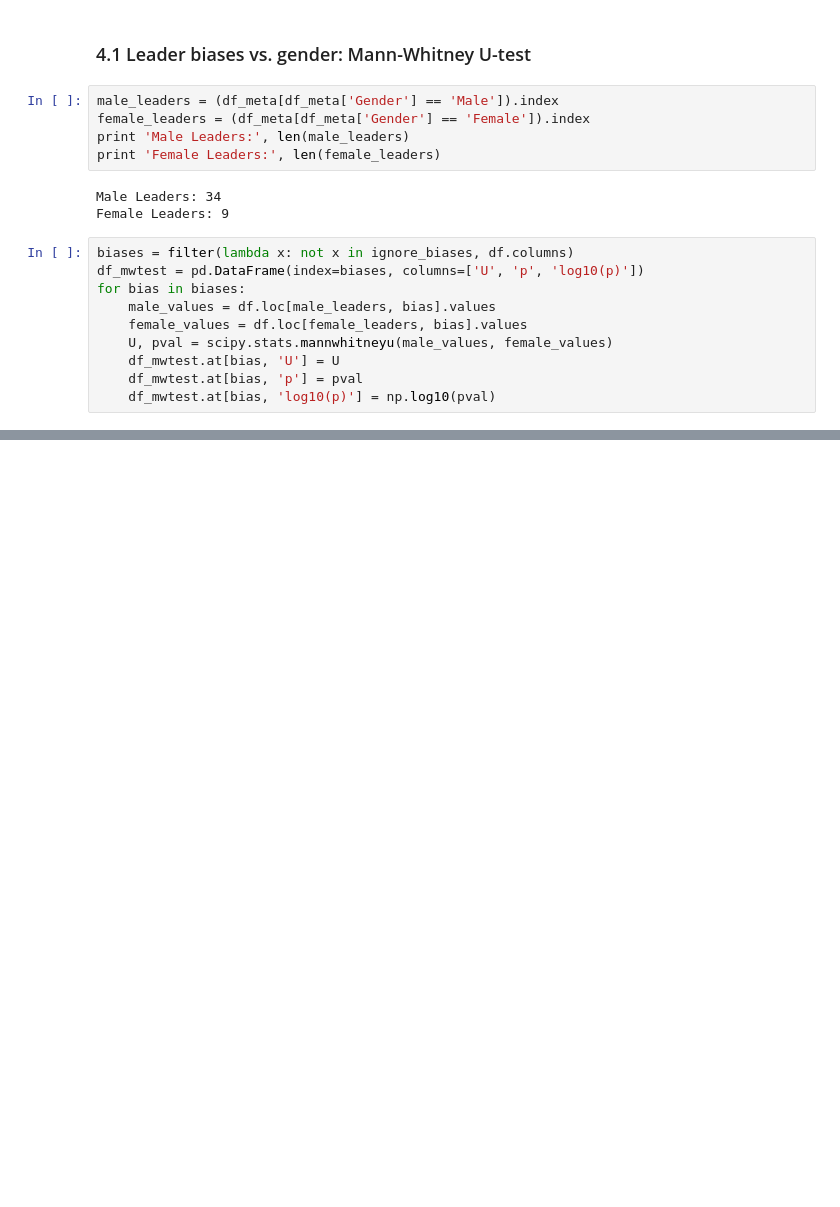
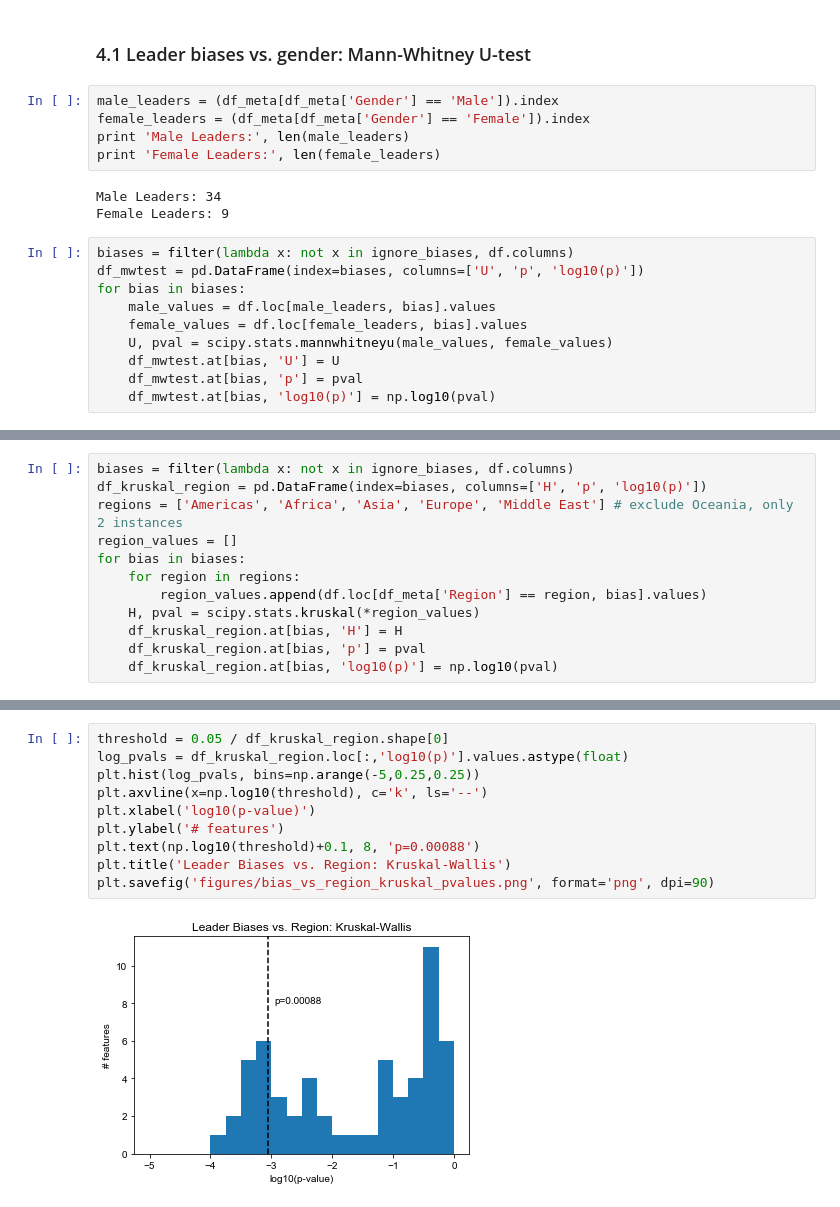
Before and after one commit to jhyun95/superfluous, a Jupyter notebook: civ5/civ5_analysis2.ipynb, the cells around one changed output, grey strips where cells are left out. Drawn from its saved outputs; the diff is of its cells as text; blank space fills up the shorter version.

```diff
--- a/civ5/civ5_analysis2.ipynb
+++ b/civ5/civ5_analysis2.ipynb
@@ -162,0 +251,12 @@ plt.savefig('figures/mann-whitney_pvalues.png', format='png', dpi=90)
+# %%
+biases = filter(lambda x: not x in ignore_biases, df.columns)
+df_kruskal_region = pd.DataFrame(index=biases, columns=['H', 'p', 'log10(p)'])
+regions = ['Americas', 'Africa', 'Asia', 'Europe', 'Middle East'] # exclude Oceania, only 2 instances
+region_values = []
+for bias in biases:
+    for region in regions:
+        region_values.append(df.loc[df_meta['Region'] == region, bias].values)
+    H, pval = scipy.stats.kruskal(*region_values)
+    df_kruskal_region.at[bias, 'H'] = H
+    df_kruskal_region.at[bias, 'p'] = pval
+    df_kruskal_region.at[bias, 'log10(p)'] = np.log10(pval)
@@ -162,0 +280,12 @@ plt.savefig('figures/mann-whitney_pvalues.png', format='png', dpi=90)
+# %%
+threshold = 0.05 / df_kruskal_region.shape[0]
+log_pvals = df_kruskal_region.loc[:,'log10(p)'].values.astype(float)
+plt.hist(log_pvals, bins=np.arange(-5,0.25,0.25))
+plt.axvline(x=np.log10(threshold), c='k', ls='--')
+plt.xlabel('log10(p-value)')
+plt.ylabel('# features')
+plt.text(np.log10(threshold)+0.1, 8, 'p=0.00088')
+plt.title('Leader Biases vs. Region: Kruskal-Wallis')
+plt.savefig('figures/bias_vs_region_kruskal_pvalues.png', format='png', dpi=90)
+# %% [output]
+[figure, added]
```
Also changed, not shown: parts of 12 cells of this notebook, 6 other files.
